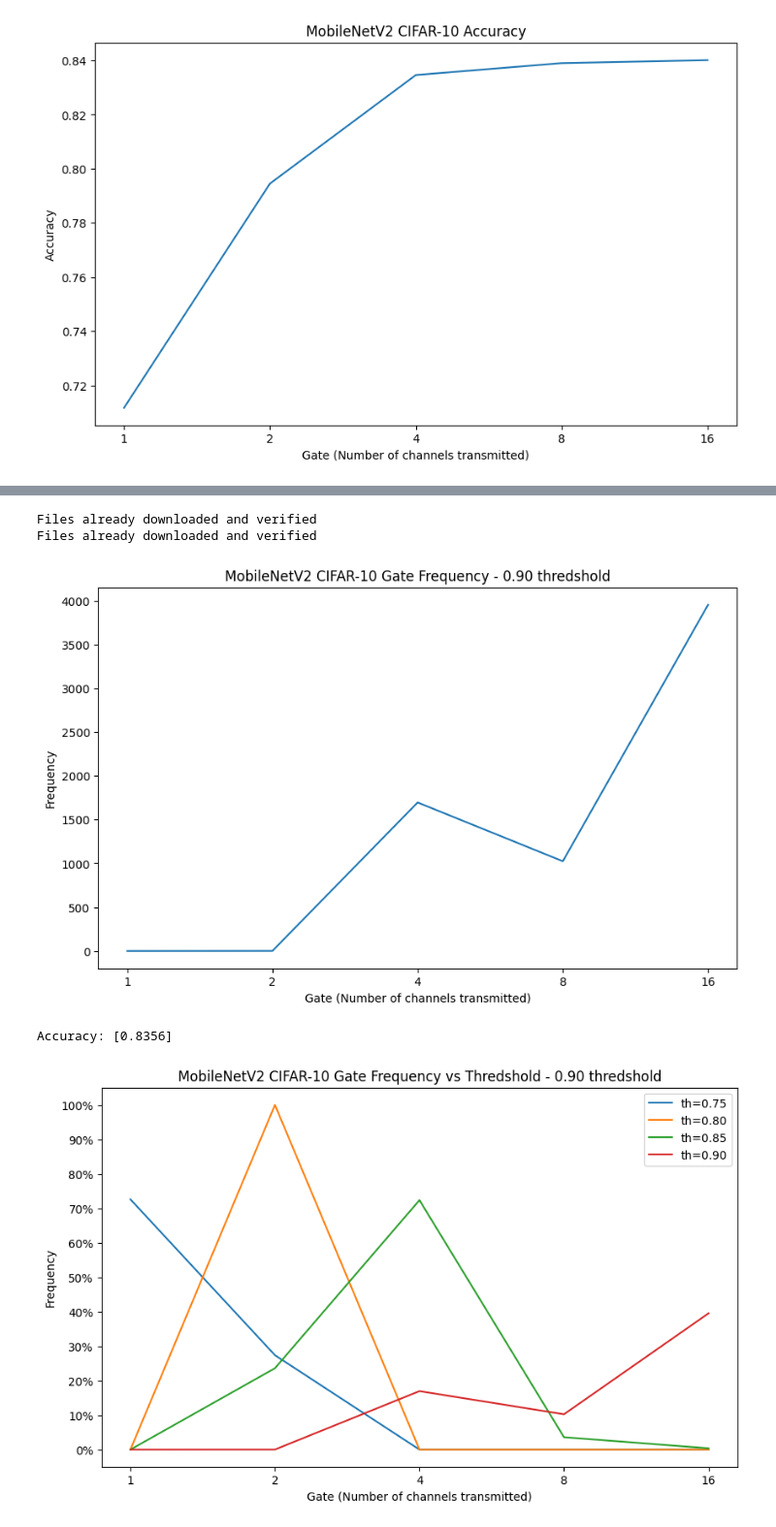
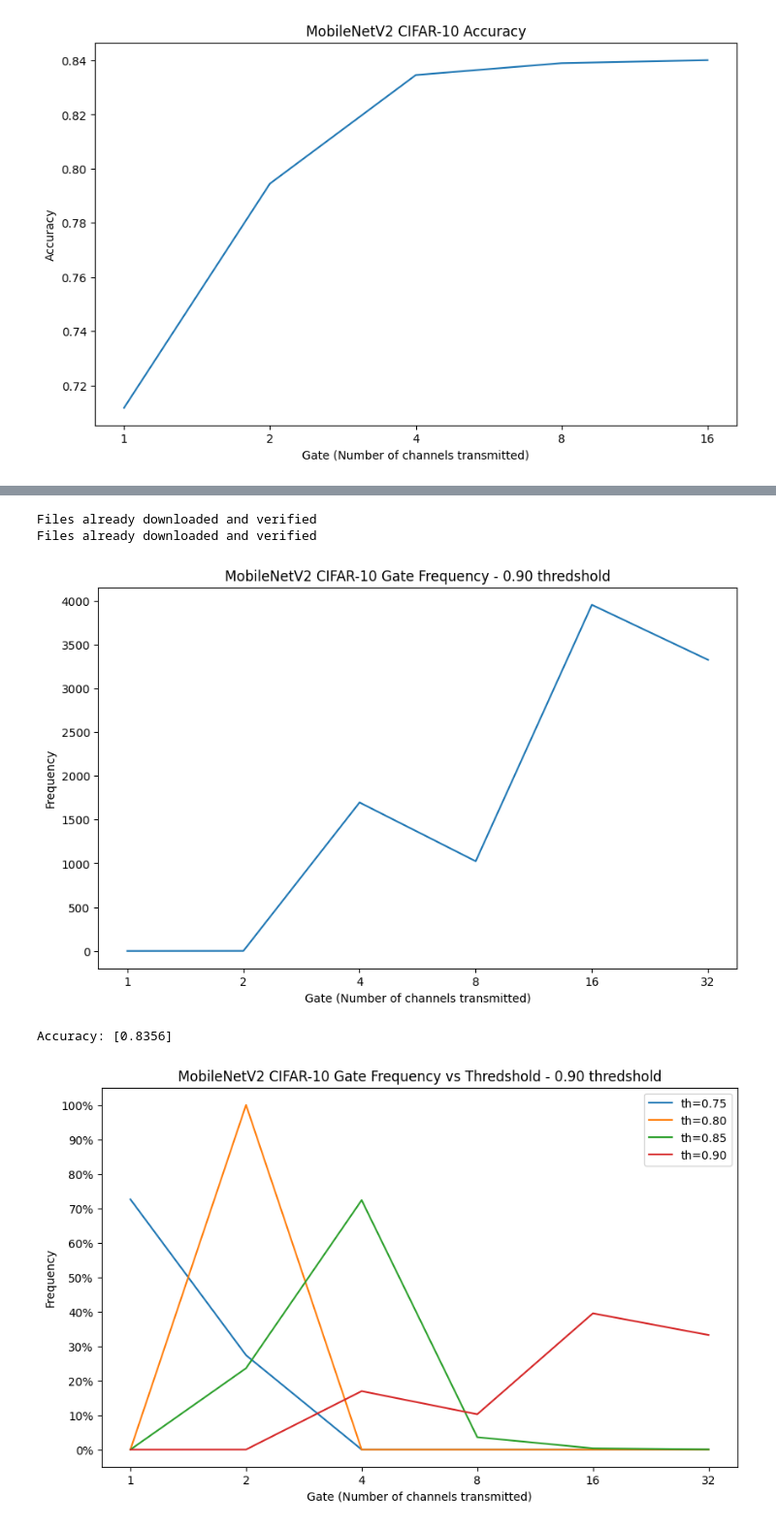
Before and after one commit to TonyPeng-2018/Adaptfilter, a Jupyter notebook: plot_result.ipynb, the cells around one changed output, grey strips where cells are left out. Shown at 97% size. Drawn from its saved outputs; the diff is of its cells as text; code cells hidden in the pictures.

```diff
--- a/plot_result.ipynb
+++ b/plot_result.ipynb
@@ -821,7 +871,7 @@ with torch.no_grad():
 # get the conf for the server
 # plot gate frequency
 plt.figure(figsize=(10, 6))
-plt.plot([str(x) for x in middle_size_mobile.values()], mobile_cifar_gate_frequency_090)
+plt.plot([str(x) for x in middle_size_mobile.values()]+ [str(2*list(middle_size_mobile.values())[-1])], mobile_cifar_gate_frequency_090)
 plt.title('MobileNetV2 CIFAR-10 Gate Frequency - %.2f thredshold'%threshold)
 plt.xlabel('Gate (Number of channels transmitted)')
 plt.ylabel('Frequency')
@@ -831,22 +881,22 @@ print('Accuracy:', mobile_cifar_gate_accuracy_090/len(test))
 # %% [output]
 Files already downloaded and verified
 Files already downloaded and verified
-[figure, old version]
+[figure, new version]
 Accuracy: [0.8356]
 # %%
 # plot a single image
 plt.figure(figsize=(10, 6))
-plt.plot([str(x) for x in middle_size_mobile.values()], mobile_cifar_gate_frequency_075, label='th=0.75')
-plt.plot([str(x) for x in middle_size_mobile.values()], mobile_cifar_gate_frequency_080, label='th=0.80')
-plt.plot([str(x) for x in middle_size_mobile.values()], mobile_cifar_gate_frequency_085, label='th=0.85')
-plt.plot([str(x) for x in middle_size_mobile.values()], mobile_cifar_gate_frequency_090, label='th=0.90')
+plt.plot([str(x) for x in middle_size_mobile.values()]+ [str(2*list(middle_size_mobile.values())[-1])], mobile_cifar_gate_frequency_075, label='th=0.75')
+plt.plot([str(x) for x in middle_size_mobile.values()]+ [str(2*list(middle_size_mobile.values())[-1])], mobile_cifar_gate_frequency_080, label='th=0.80')
+plt.plot([str(x) for x in middle_size_mobile.values()]+ [str(2*list(middle_size_mobile.values())[-1])], mobile_cifar_gate_frequency_085, label='th=0.85')
+plt.plot([str(x) for x in middle_size_mobile.values()]+ [str(2*list(middle_size_mobile.values())[-1])], mobile_cifar_gate_frequency_090, label='th=0.90')
 
 plt.title('MobileNetV2 CIFAR-10 Gate Frequency vs Thredshold - %.2f thredshold'%threshold)
 plt.xlabel('Gate (Number of channels transmitted)')
 plt.ylabel('Frequency')
 # chagne 0-10000 to 0-1
 plt.yticks(np.arange(0, 10001, 1000), [str(x*10)+'%' for x in range(11)])
 plt.legend()
 plt.show()
 # %% [output]
-[figure, old version]
+[figure, new version]
```
Also changed, not shown: parts of 14 cells of this notebook, 9 other files.
